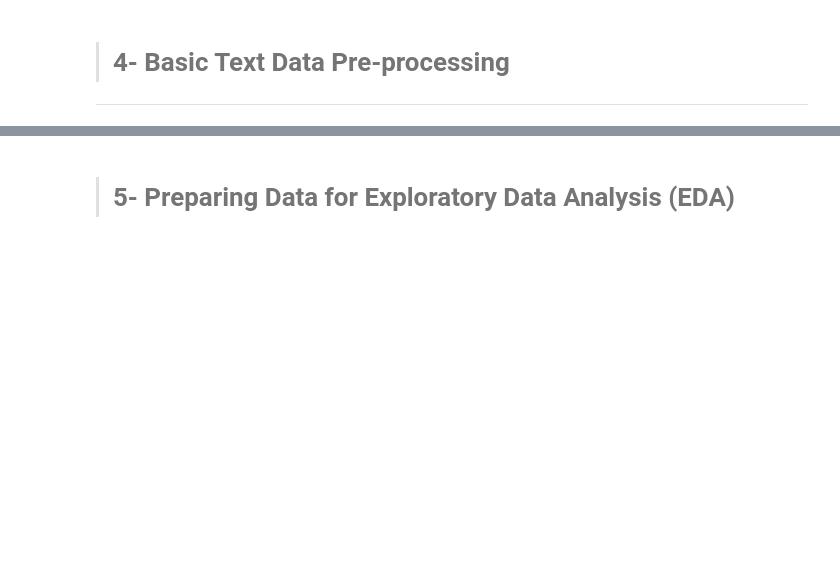
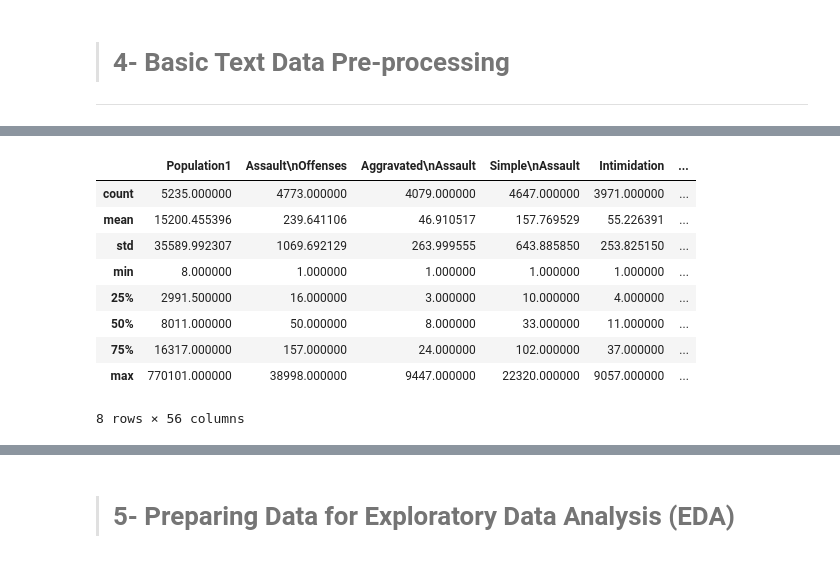
Before and after one commit to Mohitchvk/Data-Crunchers-Hackathon, a Jupyter notebook: DataCrunchers_Hackathon_|_Data_Minining_|_Task_1.ipynb, the cells around one changed output, grey strips where cells are left out. Saved outputs shown, nothing was run; the diff lists cells and outputs as text; code cells hidden in the pictures; blank space fills up the shorter version.

```diff
--- a/DataCrunchers_Hackathon_|_Data_Minining_|_Task_1.ipynb
+++ b/DataCrunchers_Hackathon_|_Data_Minining_|_Task_1.ipynb
@@ -87,0 +121,13 @@ NameError: ignored
+# %%
+df_offences.describe()
+# %% [output]
+|  | Population1 | Assault\nOffenses | Aggravated\nAssault | Simple\nAssault | Intimidation | ... |
+| count | 5235.000000 | 4773.000000 | 4079.000000 | 4647.000000 | 3971.000000 | ... |
+| mean | 15200.455396 | 239.641106 | 46.910517 | 157.769529 | 55.226391 | ... |
+| std | 35589.992307 | 1069.692129 | 263.999555 | 643.885850 | 253.825150 | ... |
+| min | 8.000000 | 1.000000 | 1.000000 | 1.000000 | 1.000000 | ... |
+| 25% | 2991.500000 | 16.000000 | 3.000000 | 10.000000 | 4.000000 | ... |
+| 50% | 8011.000000 | 50.000000 | 8.000000 | 33.000000 | 11.000000 | ... |
+| 75% | 16317.000000 | 157.000000 | 24.000000 | 102.000000 | 37.000000 | ... |
+| max | 770101.000000 | 38998.000000 | 9447.000000 | 22320.000000 | 9057.000000 | ... |
+8 rows × 56 columns
```
Also changed, not shown: parts of 7 cells of this notebook.
